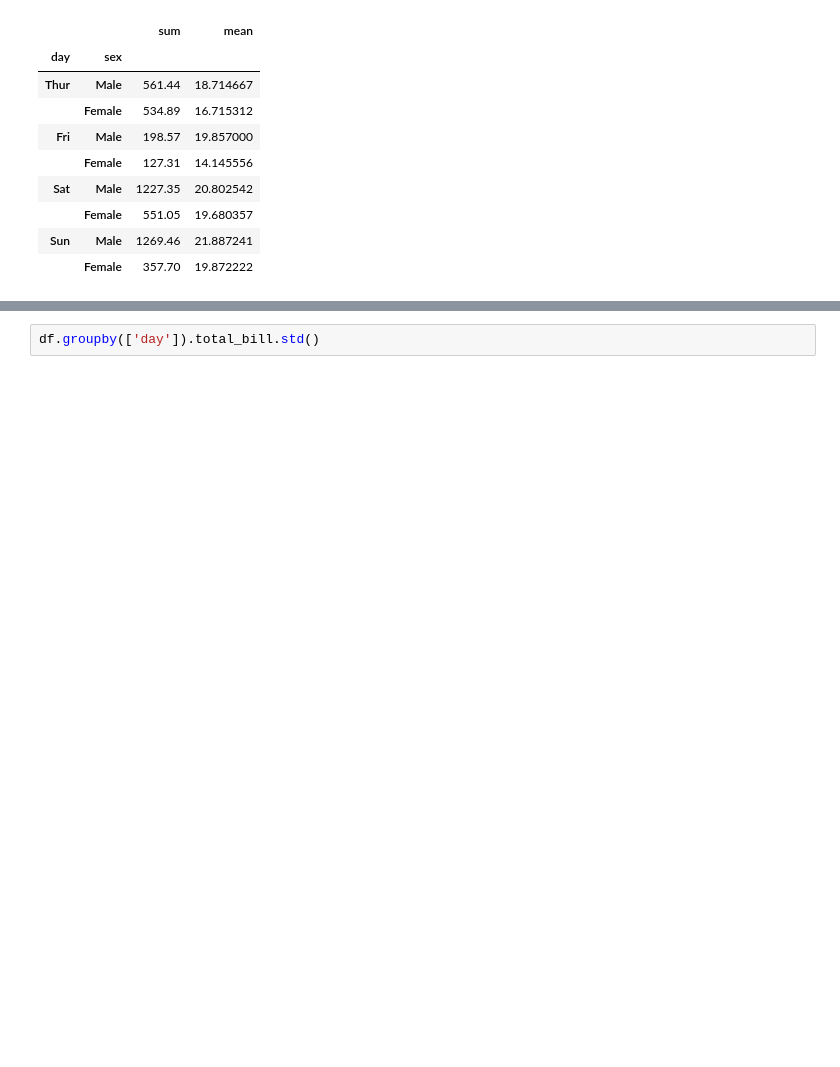
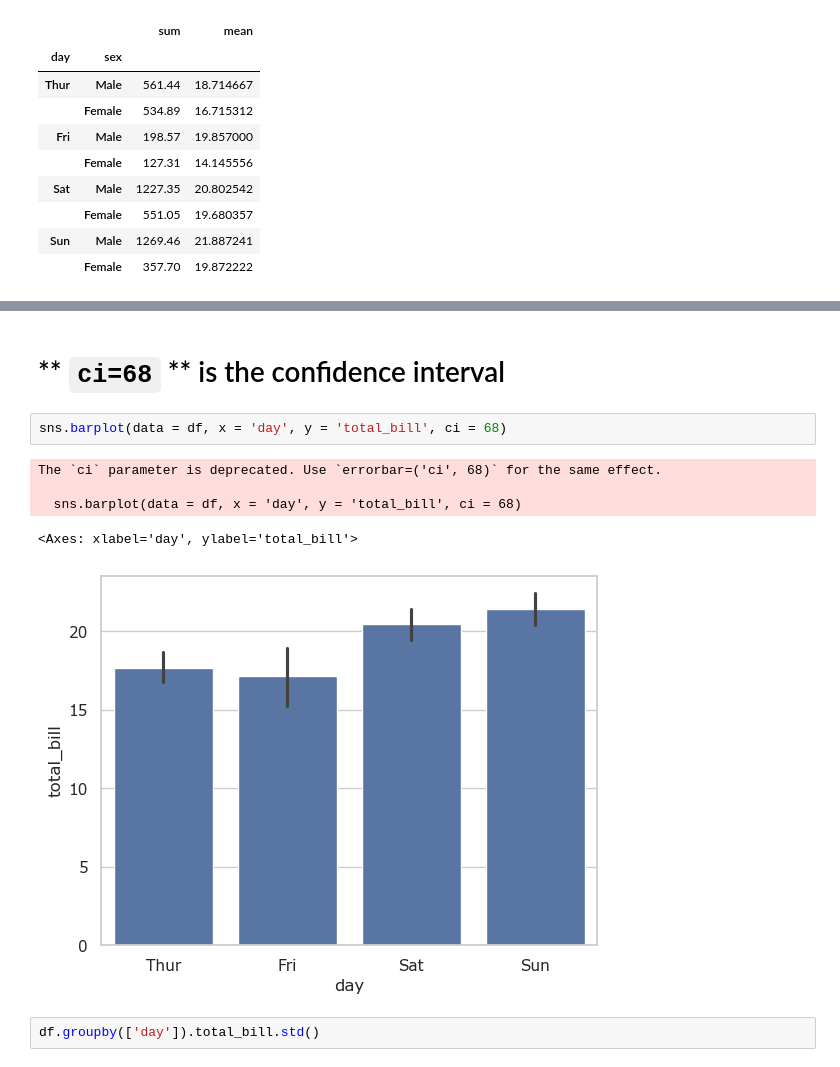
Before and after one commit to Aum-Patel1234/Machine-Learning, a Jupyter notebook: basics/SeabornIntroduction.ipynb, the cells around one changed output, grey strips where cells are left out. Cells and saved outputs as stored; diff of their text form; blank space fills up the shorter version.

```diff
--- a/basics/SeabornIntroduction.ipynb
+++ b/basics/SeabornIntroduction.ipynb
@@ -392,3 +392,13 @@ sns.barplot(data = df, x = 'day', y = 'total_bill', estimator = std)
+# %% [markdown]
+# ** `ci=68` ** is the confidence interval
+# %%
+sns.barplot(data = df, x = 'day', y = 'total_bill', ci = 68)
+# %% [output]
+The `ci` parameter is deprecated. Use `errorbar=('ci', 68)` for the same effect.
+
+  sns.barplot(data = df, x = 'day', y = 'total_bill', ci = 68)
+<Axes: xlabel='day', ylabel='total_bill'>
+[figure, added]
 # %%
 df.groupby(['day']).total_bill.std()
 # %% [output]
```
Also changed, not shown: parts of 16 cells of this notebook, 4 other files.
